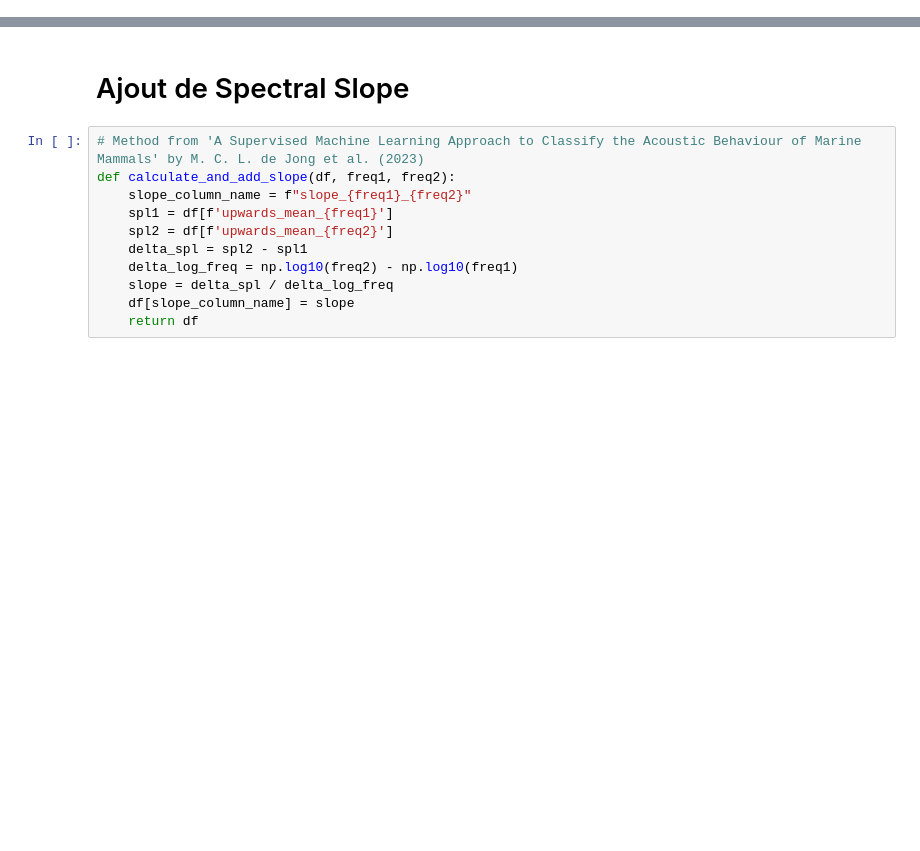
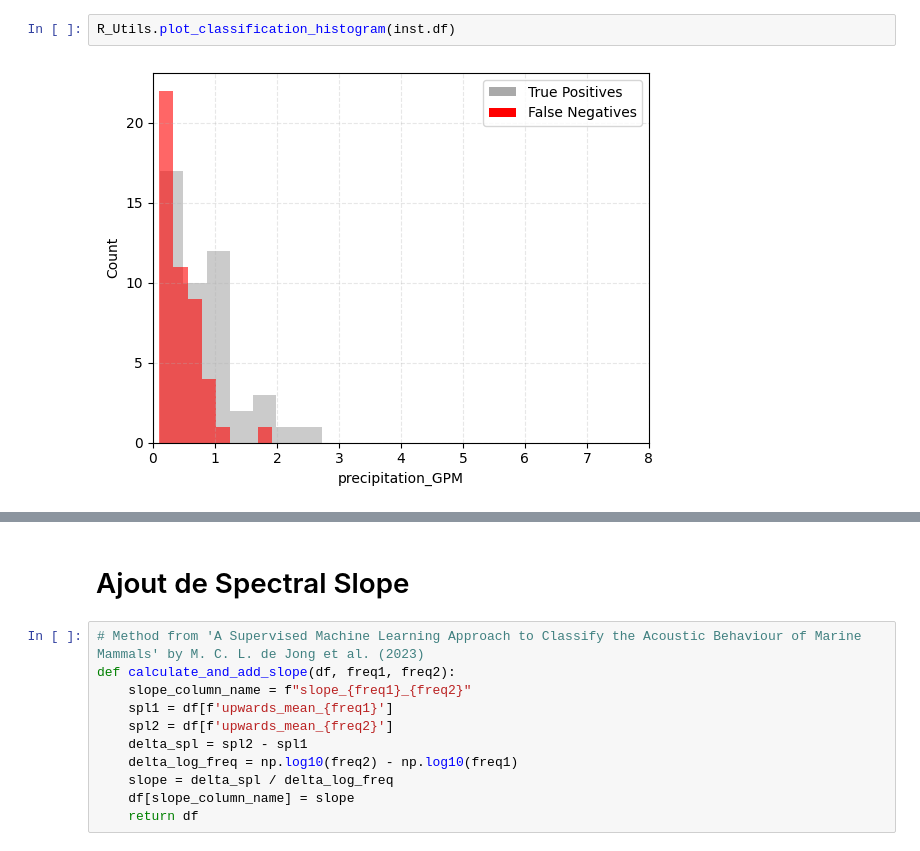
Before and after one commit to gmanatole/Biologging_Toolkit, a Jupyter notebook: notebooks/run_rain_empirical.ipynb, the cells around one changed output, grey strips where cells are left out. Saved outputs shown, nothing was run; the diff lists cells and outputs as text; blank space fills up the shorter version.

```diff
--- a/notebooks/run_rain_empirical.ipynb
+++ b/notebooks/run_rain_empirical.ipynb
@@ -61,0 +46,4 @@ features_csv = ['downwards_mean_500', 'downwards_mean_1000', 'downwards_mean_250
+# %%
+R_Utils.plot_classification_histogram(inst.df)
+# %% [output]
+[figure, added]
```
Also changed, not shown: parts of 14 cells of this notebook, 4 other files.
